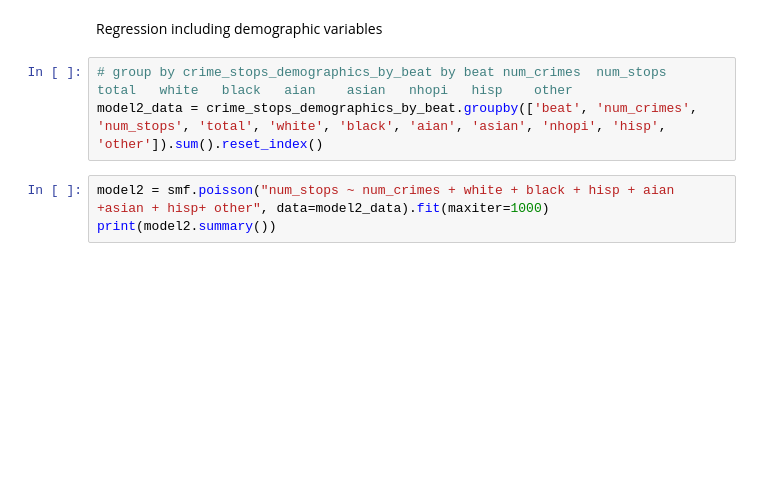
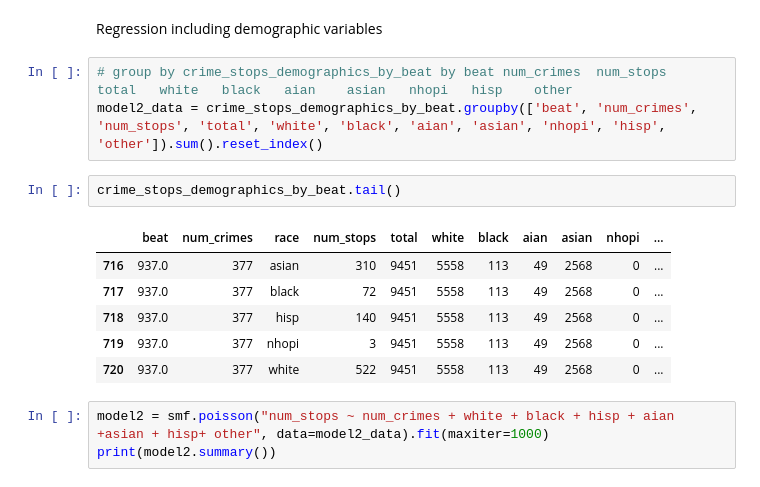
Before and after one commit to aldabbagh/DPI617, a Jupyter notebook: starter.ipynb, the cells around one changed output. Drawn from its saved outputs; the diff is of its cells as text; blank space fills up the shorter version.

```diff
--- a/starter.ipynb
+++ b/starter.ipynb
@@ -248,6 +254,15 @@ Regression including demographic variables
 # %%
 # group by crime_stops_demographics_by_beat by beat	num_crimes	num_stops	total	white	black	aian	asian	nhopi	hisp	other
 model2_data = crime_stops_demographics_by_beat.groupby(['beat', 'num_crimes', 'num_stops', 'total', 'white', 'black', 'aian', 'asian', 'nhopi', 'hisp', 'other']).sum().reset_index()
+# %%
+crime_stops_demographics_by_beat.tail()
+# %% [output]
+|  | beat | num_crimes | race | num_stops | total | white | black | aian | asian | nhopi | ... |
+| 716 | 937.0 | 377 | asian | 310 | 9451 | 5558 | 113 | 49 | 2568 | 0 | ... |
+| 717 | 937.0 | 377 | black | 72 | 9451 | 5558 | 113 | 49 | 2568 | 0 | ... |
+| 718 | 937.0 | 377 | hisp | 140 | 9451 | 5558 | 113 | 49 | 2568 | 0 | ... |
+| 719 | 937.0 | 377 | nhopi | 3 | 9451 | 5558 | 113 | 49 | 2568 | 0 | ... |
+| 720 | 937.0 | 377 | white | 522 | 9451 | 5558 | 113 | 49 | 2568 | 0 | ... |
 # %%
 model2 = smf.poisson("num_stops ~ num_crimes + white + black + hisp + aian +asian + hisp+ other", data=model2_data).fit(maxiter=1000)
 print(model2.summary())
```
Also changed, not shown: parts of 5 cells of this notebook.
